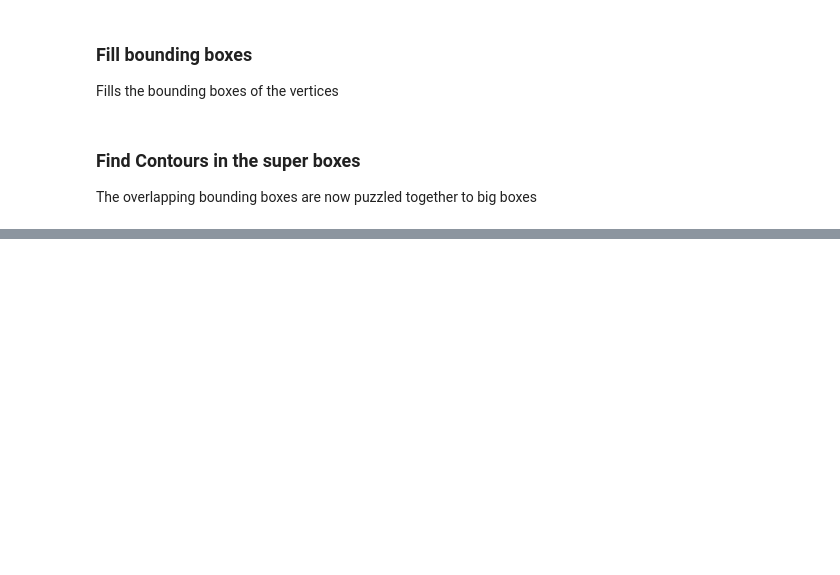
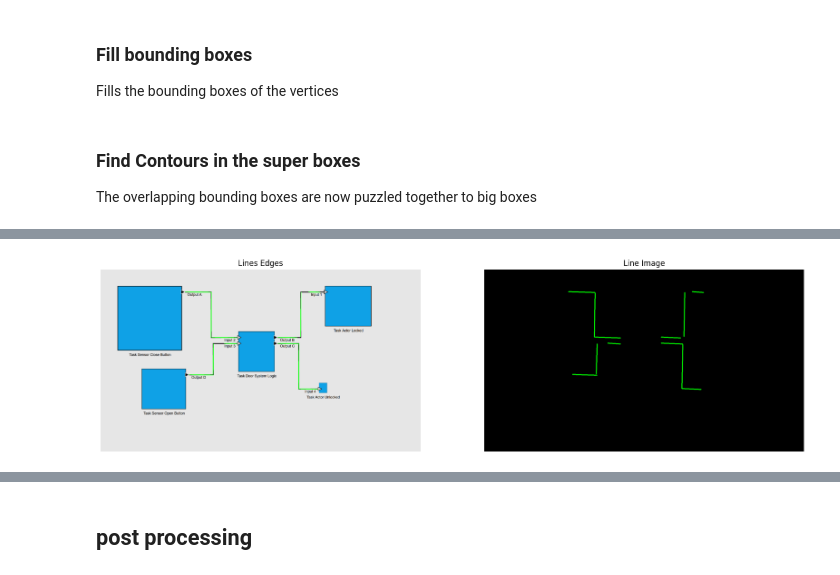
Before and after one commit to franzbanz/computervision, a Jupyter notebook: generaltesting.ipynb, the cells around one changed output, grey strips where cells are left out. Drawn from its saved outputs; the diff is of its cells as text; code cells hidden in the pictures; blank space fills up the shorter version.

Commit message:
new edge detection algorythm

```diff
--- a/generaltesting.ipynb
+++ b/generaltesting.ipynb
@@ -13,14 +13,14 @@ threshold = 0.6 # 0.45 to find the upper left recangle
 # target_image_path = '3boxes_labels.png'
 # target_image_path = '00_3boxes_labels_scaled.png' # default
 # target_image_path = 'door_system.png' # version 1 for paper
-target_image_path = 'door_system_after_preprocessing_big_padding.png' # version 2 for paper with scaled vertex
-# target_image_path = 'system.png'
+# target_image_path = 'door_system_after_preprocessing_big_padding.png' # version 2 for paper with scaled vertex
+target_image_path = 'system.png'
 # target_image_path = '3boxes_grey_input.png'
 # template_image_path = 'task_scaled3.png'
 # template_image_path = 'task_white.png'
 # template_image_path = 'task.png'
-template_image_path = 'task_180_200.png'
-# template_image_path = 'greytemplate.png'
+# template_image_path = 'task_180_200.png'
+template_image_path = 'greytemplate.png'
 
 target_img = cv2.imread(target_image_path)
 template_img = cv2.imread(template_image_path)
@@ -214,0 +169,65 @@ plt.show()
+# %%
+# Read image and convert to grayscale
+gray = cv2.cvtColor(img, cv2.COLOR_BGR2GRAY)
+
+# Apply Gaussian blur
+kernel_size = 5
+blur_gray = cv2.GaussianBlur(gray, (kernel_size, kernel_size), 0)
+
+# Edge detection using Canny
+low_threshold = 50
+high_threshold = 150
+edges = cv2.Canny(blur_gray, low_threshold, high_threshold)
+
+# Hough Transform parameters
+rho = 1  # Distance resolution in pixels
+theta = np.pi / 180  # Angle resolution in radians
+threshold = 15  # Accumulator threshold
+min_line_length = 50  # Minimum line length
+max_line_gap = 1  # Maximum gap between lines
+line_image = np.copy(img) * 0  # Black image for lines
+
+# Run Hough on edge detected image
+lines = cv2.HoughLinesP(edges, rho, theta, threshold, np.array([]), min_line_length, max_line_gap)
+
+# Filter and draw lines
+filtered_lines = []
+if lines is not None:
+    for line in lines:
+        for x1, y1, x2, y2 in line:
+            if not is_line_inside_bounding_boxes((x1, y1, x2, y2), bounding_boxes):
+                snapped_line = snap_to_90_degrees((x1, y1, x2, y2))
+                filtered_lines.append(snapped_line)
+
+# Merge lines
+merged_lines = merge_lines(filtered_lines)
+
+# Draw merged lines
+for x1, y1, x2, y2 in merged_lines:
+    cv2.line(line_image, (x1, y1), (x2, y2), (0, 255, 0), 3)
+
+# Draw the result
+lines_edges = cv2.addWeighted(img, 0.9, line_image, 1, 0)
+
+# Convert BGR to RGB for displaying with matplotlib
+lines_edges_rgb = cv2.cvtColor(lines_edges, cv2.COLOR_BGR2RGB)
+
+# Display the image in Jupyter Notebook
+plt.figure(figsize=(20, 10))
+plt.subplot(1, 2, 1)
+plt.imshow(lines_edges_rgb)
+plt.title('Lines Edges')
+plt.axis('off')  # Hide the axis
+
+plt.subplot(1, 2, 2)
+plt.imshow(cv2.cvtColor(line_image, cv2.COLOR_BGR2RGB))
+plt.title('Line Image')
+plt.axis('off')  # Hide the axis
+
+plt.show()
+
+print("Filtered Lines:")
+for i, (x1, y1, x2, y2) in enumerate(merged_lines, start=1):
+    print(f"Line {i}: ({x1}, {y1}) to ({x2}, {y2})")
+# %% [output]
+[figure, added]
@@ -214,0 +247,2 @@ plt.show()
+# %% [markdown]
+## post processing
```
Also changed, not shown: parts of 7 cells of this notebook.
